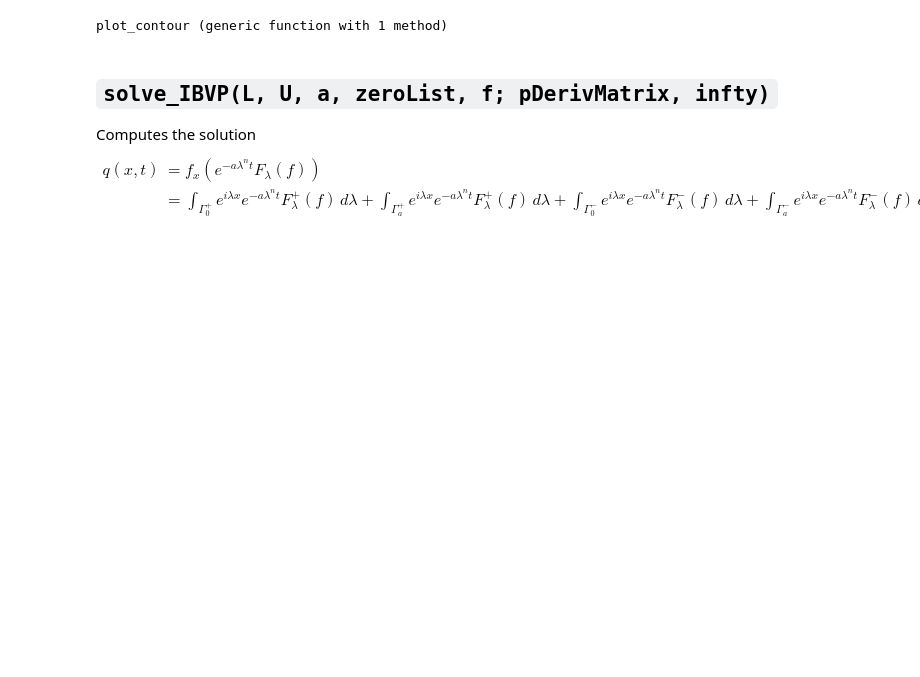
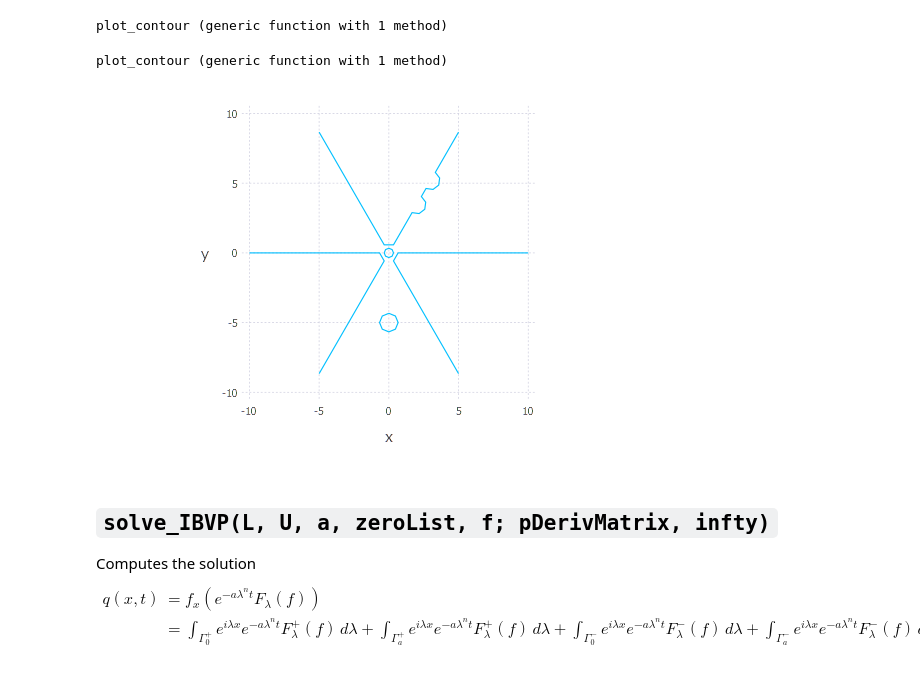
Before and after one commit to largecats/capstone-project, a Jupyter notebook: work_in_julia/The Fokas method.ipynb, the cells around one changed output. Drawn from its saved outputs; the diff is of its cells as text; code cells hidden in the pictures; blank space fills up the shorter version.

```diff
--- a/work_in_julia/The Fokas method.ipynb
+++ b/work_in_julia/The Fokas method.ipynb
@@ -3773,0 +3949,14 @@ pointExSector (generic function with 1 method)
+# %%
+function get_nGonAroundZero(zero::Number, epsilon::Number, n::Int)
+    z = zero
+    theta = argument(zero)
+    deltaAngle = 2pi/n
+    vertices = []
+    for i = 1:n
+        newAngle = pi-deltaAngle*(i-1)
+        vertex = z + epsilon*e^(im*(theta+newAngle))
+        append!(vertices, vertex)
+    end
+    # vertices = vcat(vertices, vertices[1])
+    return vertices
+end
@@ -3773,0 +3965,5 @@ pointExSector (generic function with 1 method)
+# %%
+zero = im
+epsilon = 1
+n = 4
+prettyPrint(get_nGonAroundZero(zero, epsilon, n))
@@ -3982,10 +4201,33 @@ function plot_contour(gamma::Array; infty = INFTY)
         sectorPathList[i] = layer(x = real(sectorPath), y = imag(sectorPath), Geom.line(preserve_order=true))
     end
     coord = Coord.cartesian(xmin=-infty, xmax=infty, ymin=-infty, ymax=infty, fixed=true)
-    plot(Guide.xlabel("Re"), Guide.ylabel("Im"), coord, sectorPathList...)
+    Gadfly.plot(Guide.xlabel("Re"), Guide.ylabel("Im"), coord, sectorPathList...)
 end
 # %% [output]
 plot_contour (generic function with 1 method)
+# %%
+function plot_contour(gamma::Array; infty = INFTY)
+    sectorList = Array{Any}(length(gamma),1)
+    for i = 1:length(gamma)
+        sector = gamma[i]
+        sectorList[i] = layer(x = real(sector), y = imag(sector), Geom.line(preserve_order=true))
+    end
+    coord = Coord.cartesian(xmin=-infty, xmax=infty, ymin=-infty, ymax=infty, fixed=true)
+    Gadfly.plot(coord, sectorList...)
+end
+# %% [output]
+plot_contour (generic function with 1 method)
+# %%
+n = 3
+a = im
+# zeroList = [1+sqrt(3)*im, 2+2*sqrt(3)*im, 0+0*im, 0+5*im, 0-5*im]
+zeroList = [3+3*sqrt(3)*im, 2+2*sqrt(3)*im, 0+0*im, 0+5*im, 0-5*im]
+(gammaAPlus, gammaAMinus, gamma0Plus, gamma0Minus) = get_gamma(a, n, zeroList)
+gamma = collect(Iterators.flatten([gammaAPlus, gammaAMinus, gamma0Plus, gamma0Minus]))
+# gamma = [gammaAPlus, gammaAMinus, gamma0Plus, gamma0Minus]
+plot_contour(gamma)
+# %% [output]
+[figure, added]
 # %% [markdown]
 ## `solve_IBVP(L, U, a, zeroList, f; pDerivMatrix, infty)`
 
```
Also changed, not shown: parts of 63 cells of this notebook.
